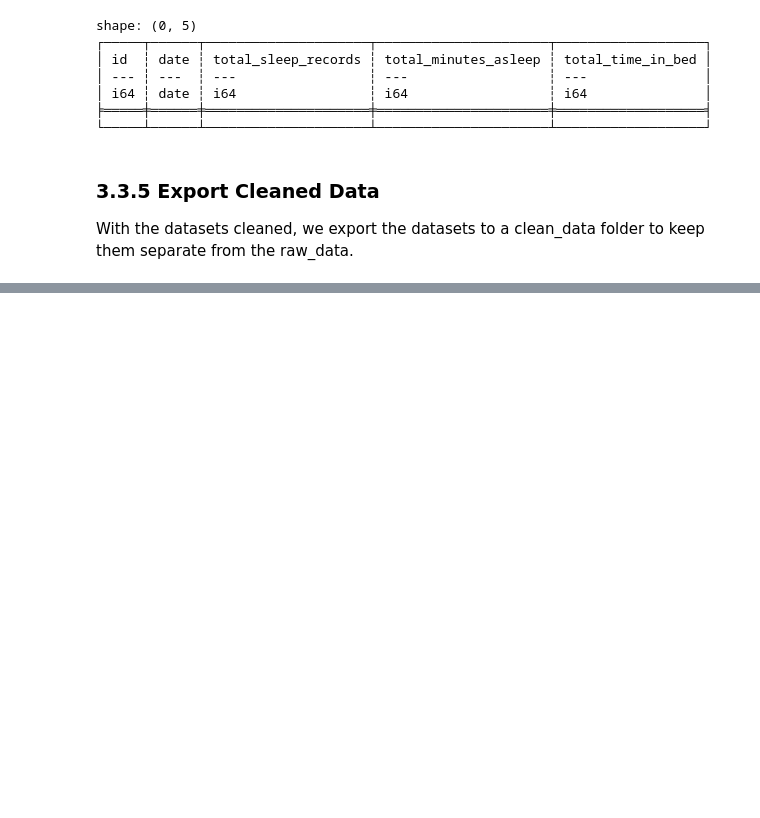
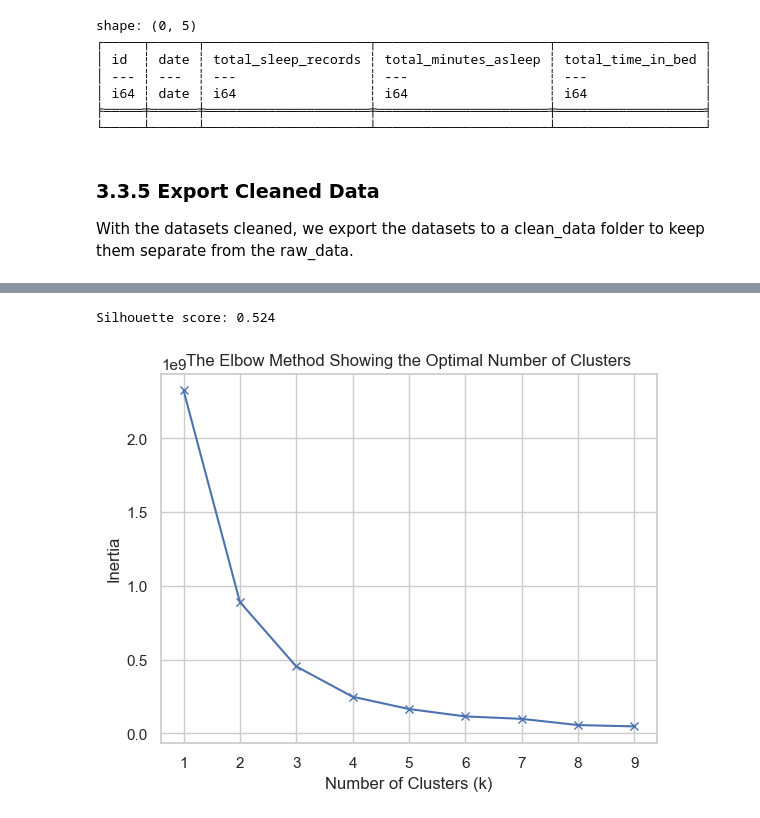
Before and after one commit to jacoblundeen/bellabeat_case_study, a Jupyter notebook: bellabeat_case_study.ipynb, the cells around one changed output, grey strips where cells are left out. Cells and saved outputs as stored; diff of their text form; code cells hidden in the pictures; blank space fills up the shorter version.

```diff
--- a/bellabeat_case_study.ipynb
+++ b/bellabeat_case_study.ipynb
@@ -293,3 +303,4 @@ weight_df.write_csv(clean_data_path + "/weight_log_clean.csv")
 # %%
-daily_activity_clean = pl.read_csv("daily_activity_cleaned.csv")
-daily_activity_clean.describe()
+daily_activity_clean_df = pl.read_csv(clean_data_path + "/daily_activity_clean.csv").with_columns(pl.col('date').str.to_date("%Y-%m-%d"))
+sleep_clean_df = pl.read_csv(clean_data_path + "/daily_sleep_clean.csv").with_columns(pl.col('date').str.to_date("%Y-%m-%d"))
+weight_clean_df = pl.read_csv(clean_data_path + "/weight_log_clean.csv").with_columns(pl.col('date').str.to_date("%Y-%m-%d"))
@@ -308,0 +397,16 @@ shape: (9, 16)
+# %%
+weekly_steps = (
+    daily_activity_clean_df
+    .with_columns(
+        pl.col('date').dt.truncate('1w').alias('week')
+    )
+    .group_by(['id','week'])
+    .agg([
+        pl.col('total_steps').mean().round(2).alias('average_steps_per_week'),
+        pl.col('calories').mean().round(2).alias('average_calories_per_week'),
+        pl.len().alias('days_tracked')
+    ])
+    .sort(['id','week'])
+)
+
+print(weekly_steps)
@@ -308,0 +432,5 @@ shape: (9, 16)
+# %%
+kmeans_features = weekly_steps.select([
+    'average_steps_per_week',
+    'days_tracked'
+]).to_pandas()
@@ -308,0 +459,6 @@ shape: (9, 16)
+# %%
+score = silhouette_score(kmeans_features, clusters)
+
+print(f"Silhouette score: {score:.3f}")
+# %% [output]
+Silhouette score: 0.524
@@ -308,0 +468,16 @@ shape: (9, 16)
+# %%
+inertia = []
+K = range(1, 10)
+
+for k in K:
+    km = KMeans(n_clusters=k, random_state=49)
+    km.fit(kmeans_features)
+    inertia.append(km.inertia_)
+
+plt.plot(K, inertia, 'bx-')
+plt.xlabel('Number of Clusters (k)')
+plt.ylabel('Inertia')
+plt.title('The Elbow Method Showing the Optimal Number of Clusters')
+plt.show()
+# %% [output]
+[figure, added]
```
Also changed, not shown: parts of 15 cells of this notebook, 1 other file.
